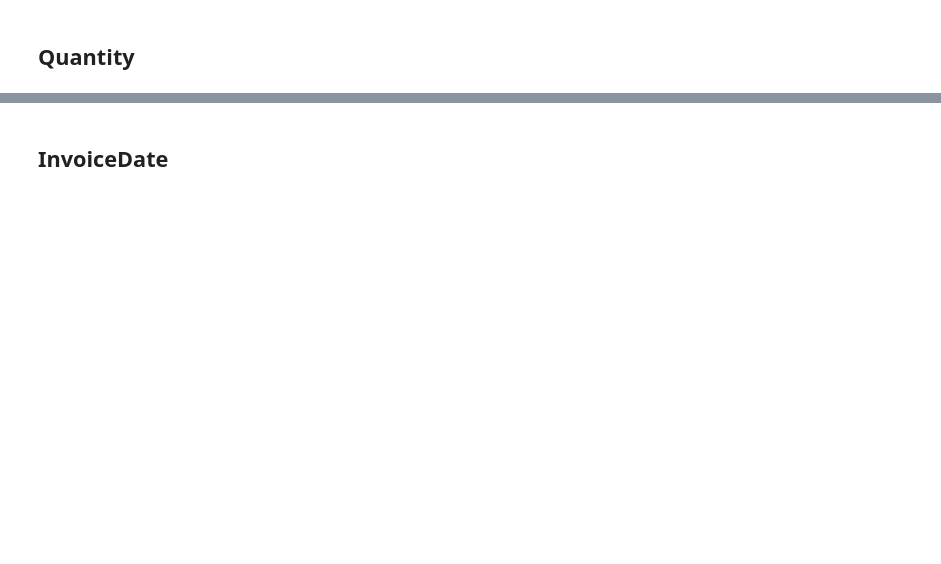
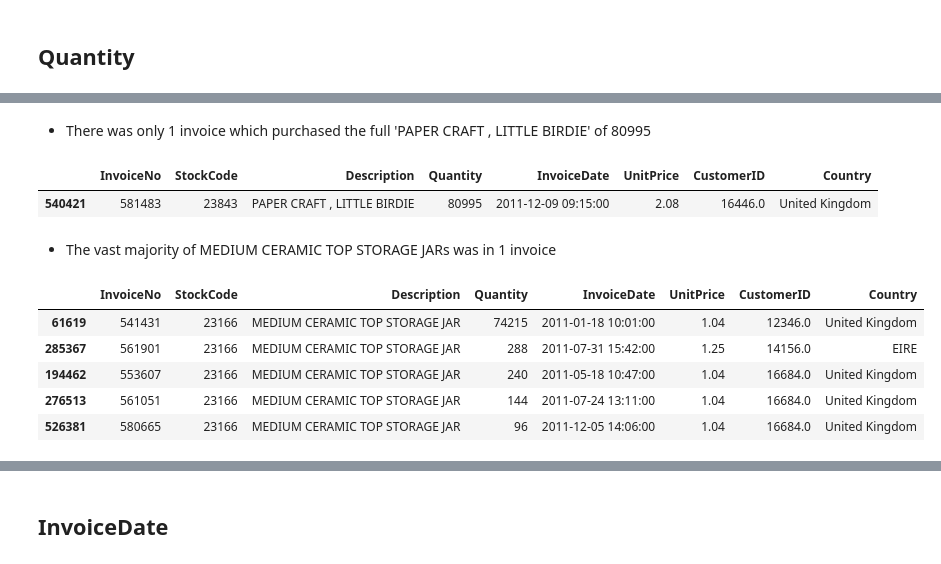
Before and after one commit to AdamBlomfield/customer_segmentation_via_cluster_analysis, a Jupyter notebook: notebooks/02_Data_Exploration.ipynb, the cells around one changed output, grey strips where cells are left out. Cells and saved outputs as stored; diff of their text form; code cells hidden in the pictures; blank space fills up the shorter version.

```diff
--- a/notebooks/02_Data_Exploration.ipynb
+++ b/notebooks/02_Data_Exploration.ipynb
@@ -214,0 +243,21 @@ TypeError: Horizontal orientation requires numeric `x` variable.
+# %% [markdown]
+* There was only 1 invoice which purchased the full 'PAPER CRAFT , LITTLE BIRDIE' of 80995
+# %%
+df[description=='PAPER CRAFT , LITTLE BIRDIE']
+# %% [output]
+|  | InvoiceNo | StockCode | Description | Quantity | InvoiceDate | UnitPrice | CustomerID | Country |
+| 540421 | 581483 | 23843 | PAPER CRAFT , LITTLE BIRDIE | 80995 | 2011-12-09 09:15:00 | 2.08 | 16446.0 | United Kingdom |
+# %% [markdown]
+* The vast majority of MEDIUM CERAMIC TOP STORAGE JARs was in 1 invoice
+# %%
+# Largest purchases of 'MEDIUM CERAMIC TOP STORAGE JAR'
+n = 5
+df_jar = df[df['Description']=='MEDIUM CERAMIC TOP STORAGE JAR']
+df_jar.sort_values(by = 'Quantity', ascending=False).head(n)
+# %% [output]
+|  | InvoiceNo | StockCode | Description | Quantity | InvoiceDate | UnitPrice | CustomerID | Country |
+| 61619 | 541431 | 23166 | MEDIUM CERAMIC TOP STORAGE JAR | 74215 | 2011-01-18 10:01:00 | 1.04 | 12346.0 | United Kingdom |
+| 285367 | 561901 | 23166 | MEDIUM CERAMIC TOP STORAGE JAR | 288 | 2011-07-31 15:42:00 | 1.25 | 14156.0 | EIRE |
+| 194462 | 553607 | 23166 | MEDIUM CERAMIC TOP STORAGE JAR | 240 | 2011-05-18 10:47:00 | 1.04 | 16684.0 | United Kingdom |
+| 276513 | 561051 | 23166 | MEDIUM CERAMIC TOP STORAGE JAR | 144 | 2011-07-24 13:11:00 | 1.04 | 16684.0 | United Kingdom |
+| 526381 | 580665 | 23166 | MEDIUM CERAMIC TOP STORAGE JAR | 96 | 2011-12-05 14:06:00 | 1.04 | 16684.0 | United Kingdom |
```
Also changed, not shown: parts of 22 cells of this notebook, 1 other file.
